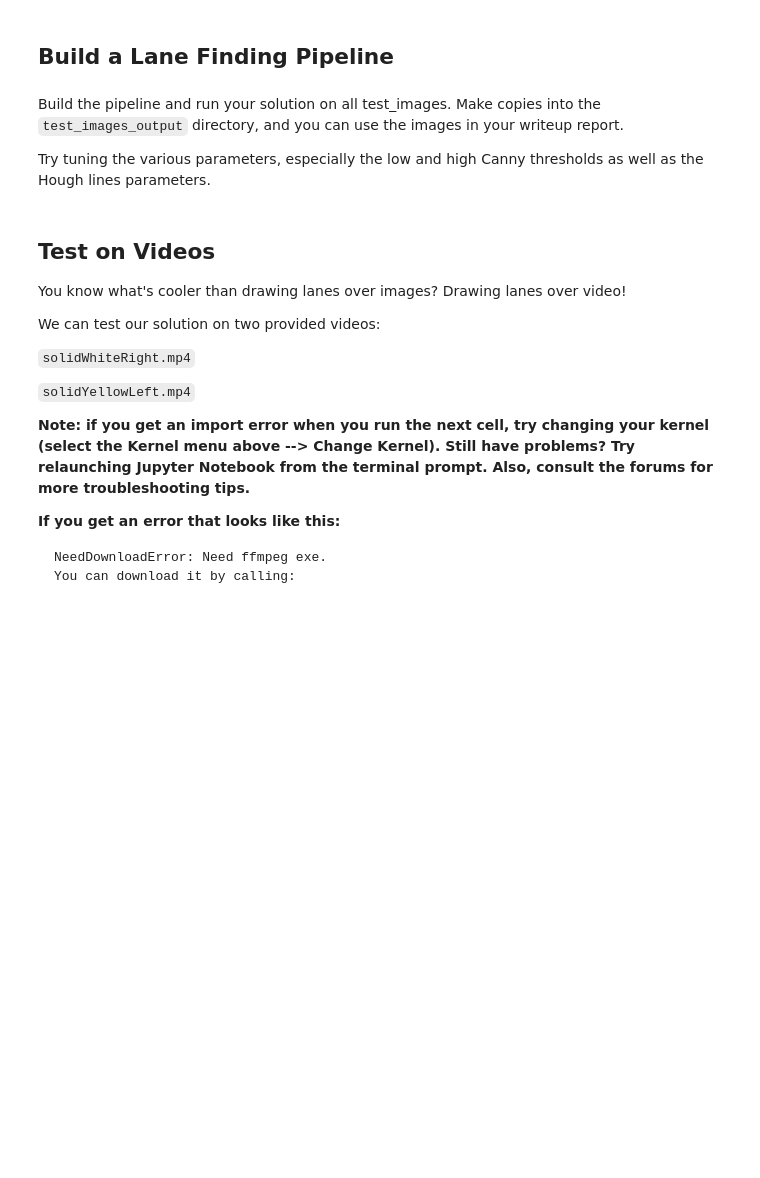
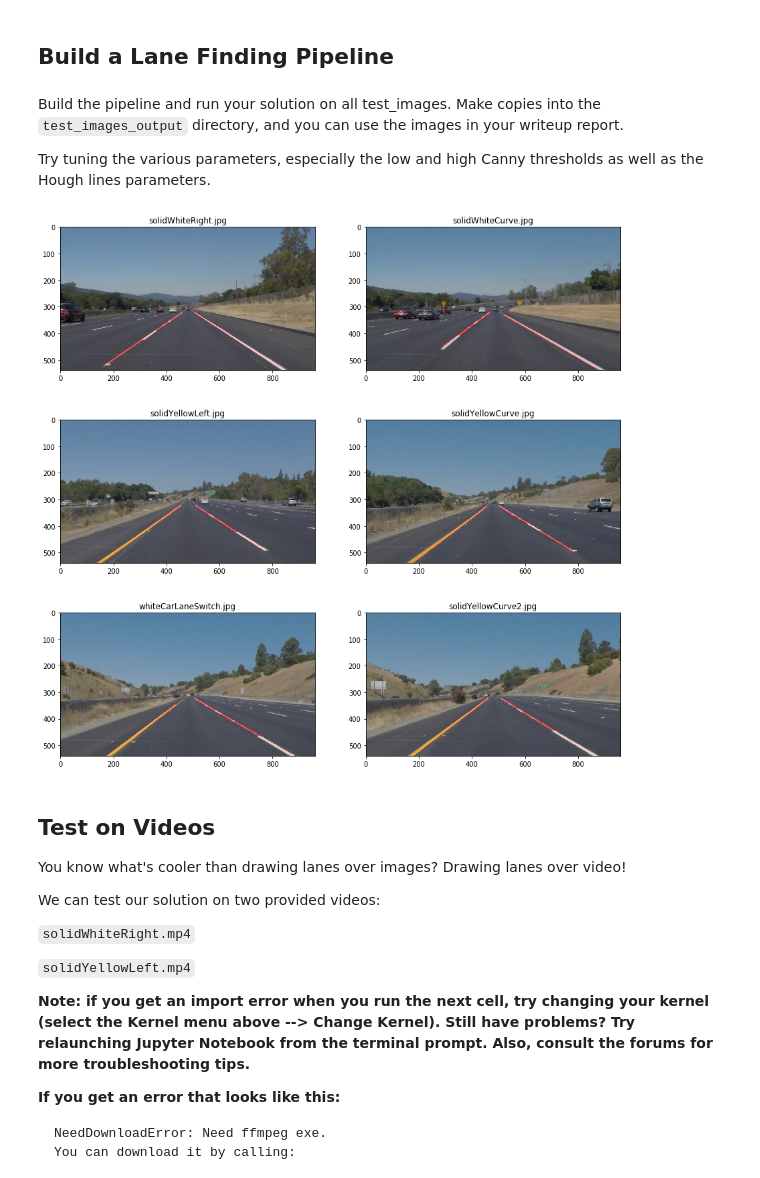
Before and after one commit to stremetskyi-o/CarND-LaneLines-P1, a Jupyter notebook: P1.ipynb, the cells around one changed output. Cells and saved outputs as stored; diff of their text form; code cells hidden in the pictures; blank space fills up the shorter version.

```diff
--- a/P1.ipynb
+++ b/P1.ipynb
@@ -194,17 +194,22 @@ Build the pipeline and run your solution on all test_images. Make copies into th
 
 Try tuning the various parameters, especially the low and high Canny thresholds as well as the Hough lines parameters.
 # %%
-# TODO: Build your pipeline that will draw lane lines on the test_images
-# then save them to the test_images_output directory.
-#
-# Pipeline:
+# Process images using the following pipeline:
 # 1. Load image and convert it to greyscale
-# 2. Apply mask
-# 2. Probably apply Gaussian Blur
+# 2. Apply Gaussian Blur to reduce noise and improve edge detection
 # 3. Run Canny edge detection
+# 2. Apply region of interset mask
 # 4. Run Hough Transform line detection
-# 5. Extrapolate lines and segments to left and right lanes
+# 5. Calculate single line for each side of the lane
+#     5.1 Split lines found by negative and positive slope
+#     5.2 Filter out nearly horizontal and nearly vertical lines
+#     5.3 Calculate mean slope and it's standard deviation
+#     5.4 Filter lines which are in [mean - std, mean + std] interval
+#     5.5 Combine start and end points in one data set and sort it by y descending
+#     5.5 Find least-squares solution to a linear equation matrix equation
+#     5.6 Using values found, calculate lines with y value from max y min y
 # 6. Overlay detected lines on source image and write it to test_images_output
+
 # Images are 540 by 960
 # Points about blur: it removes noise but sometime small edges as well, because of perspective
 # far line pixels appears more blurry and near pixels more edgy.
@@ -216,7 +221,7 @@ from pandas import DataFrame
 
 def process_image(img):
     img_gray = grayscale(img)
-    # 5 - 7 This values removes enough noise and doesn't affect line visibility on the far side
+    # Values 5-7 removes enough noise and doesn't affect line visibility on the far side
     res = gaussian_blur(img_gray, 7)
     # Start with finding high threshold
     # Then set /3 low threshold and start raising it to achieve good result
@@ -231,8 +236,7 @@ def process_image(img):
                                              [right_bottom, img.shape[0]], [left_bottom, img.shape[0]]]]))
     # threshold of the minimum number of intersections needed to detect a line
     # measured image to get some values
-    # use minimal grid to get real lines, maybe it's not good for curve?
-    # res = hough_lines(res, 1, np.pi / 180, 15, 6, 5)
+    # use minimal grid to get real lines
     lines = cv2.HoughLinesP(res, 1, np.pi / 180, 15, np.array([]), minLineLength=6, maxLineGap=5)
     lines = min_lines(lines)
     line_img = np.zeros((img.shape[0], img.shape[1], 3), dtype=np.uint8)
@@ -280,34 +284,36 @@ def min_lines(lines):
 
 def make_line_xy(m, b, max_y, min_y):
     return np.array([int(round(max_y * m + b)), max_y,
                      int(round(min_y * m + b)), min_y])
 
 
 test_images_ordered = ['solidWhiteRight.jpg',
                        'solidYellowLeft.jpg',
                        'whiteCarLaneSwitch.jpg',
                        'solidWhiteCurve.jpg',
                        'solidYellowCurve.jpg',
                        'solidYellowCurve2.jpg']
 
 img_in_dir = 'test_images/'
 img_out_dir = 'test_images_output/'
 
 if not os.path.exists(img_out_dir):
     os.makedirs(img_out_dir)
 
 fig, ax = plt.subplots(nrows=3, ncols=2, figsize=(15, 15))
 for i, file_name in enumerate(test_images_ordered):
     file = img_in_dir + file_name
     img_in = mpimg.imread(file)
     img_out = process_image(img_in)
 
     mpimg.imsave('%s %d_%s' % (img_out_dir, i, file_name), img_out)
 
     axi = ax[i % (ax.shape[1] + 1), int(i / ax.shape[0])]
-    axi.set_title(file)
+    axi.set_title(file_name)
     axi.imshow(img_out)
 plt.show()
+# %% [output]
+[figure, added]
 # %% [markdown]
 ## Test on Videos
 
```
Also changed, not shown: parts of 6 cells of this notebook.
